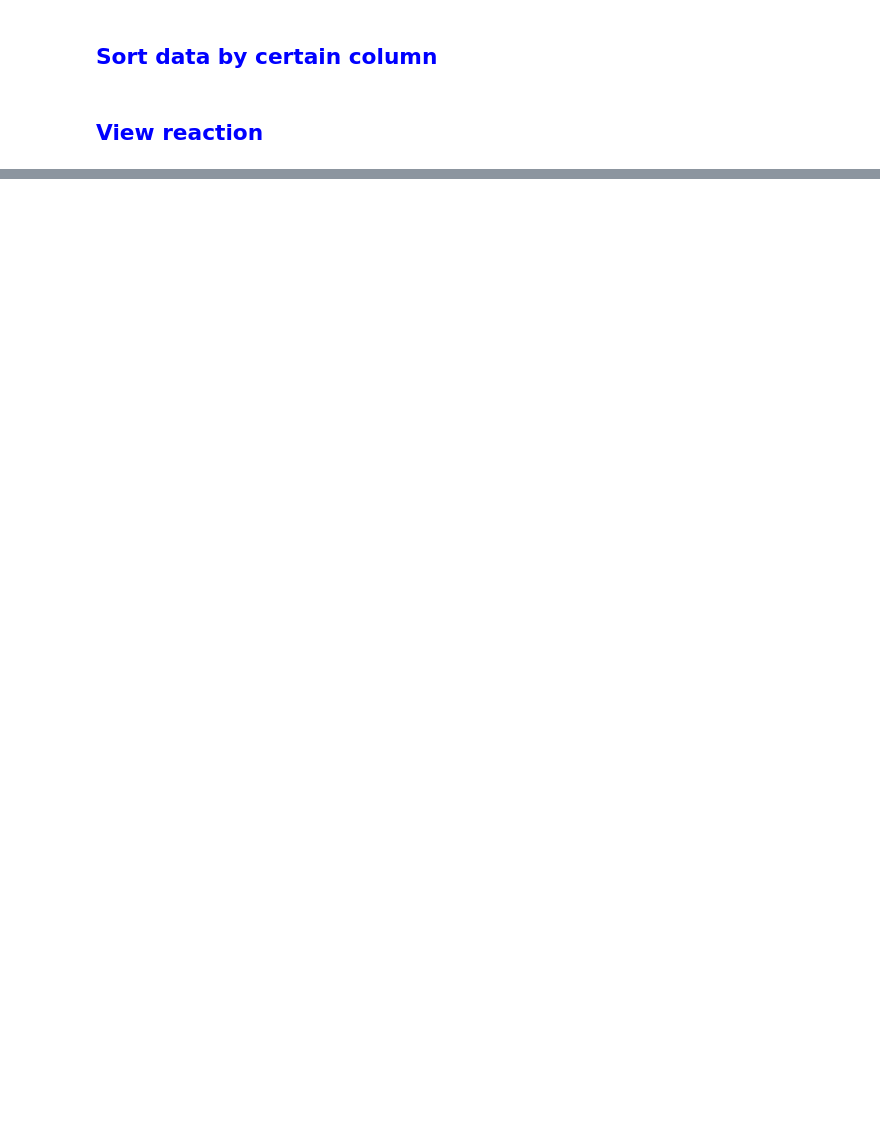
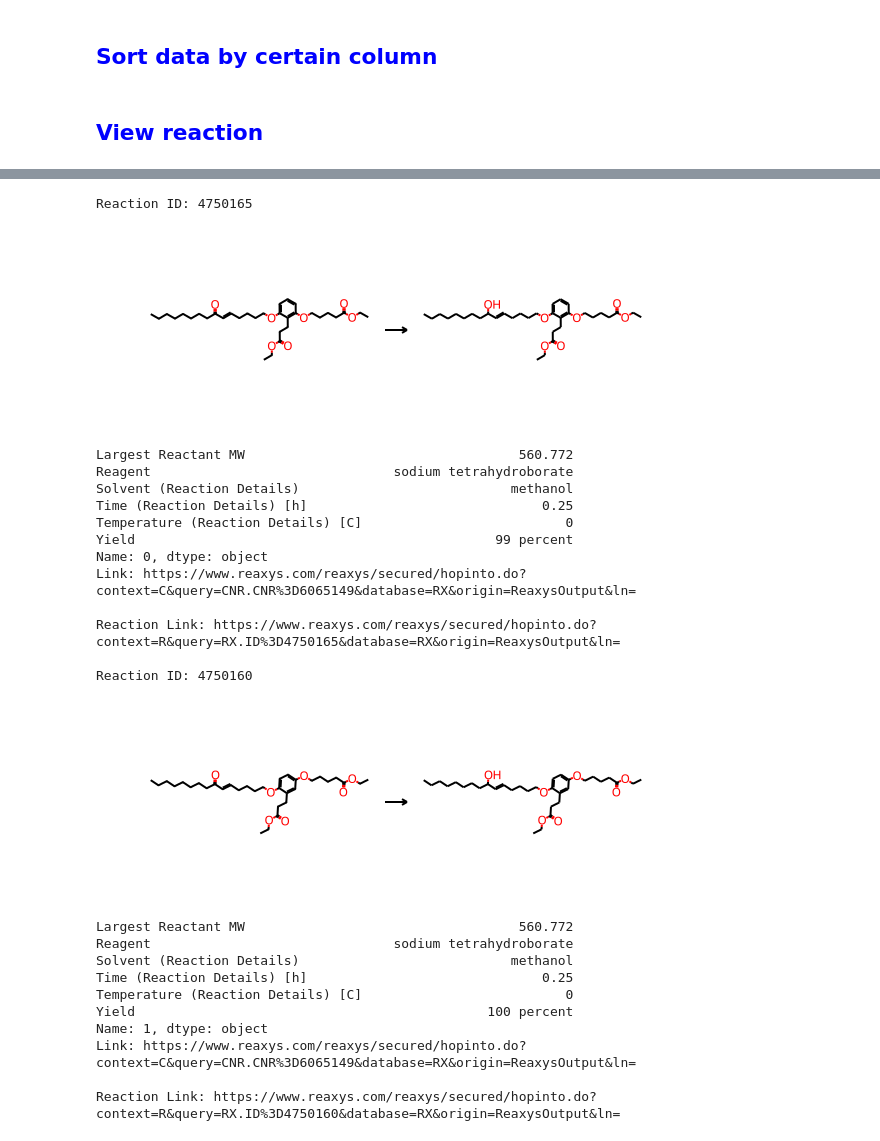
Before and after one commit to tranJen/Reactivity-based-metric-of-complexity, a Jupyter notebook: Reduction of ketone/Notebook/viewReaction.ipynb, the cells around one changed output, grey strips where cells are left out. Drawn from its saved outputs; the diff is of its cells as text; code cells hidden in the pictures; blank space fills up the shorter version.

```diff
--- a/Reduction of ketone/Notebook/viewReaction.ipynb
+++ b/Reduction of ketone/Notebook/viewReaction.ipynb
@@ -170,0 +170,29 @@ Reaction ID: 144672
+# %%
+view_reactionScheme(data[data['Reaction ID'].isin({4750165,
+4750160})], 2, duplicate)
+# %% [output]
+Reaction ID: 4750165
+[figure, added]
+Largest Reactant MW                                   560.772
+Reagent                               sodium tetrahydroborate
+Solvent (Reaction Details)                           methanol
+Time (Reaction Details) [h]                              0.25
+Temperature (Reaction Details) [C]                          0
+Yield                                              99 percent
+Name: 0, dtype: object
+Link: https://www.reaxys.com/reaxys/secured/hopinto.do?context=C&query=CNR.CNR%3D6065149&database=RX&origin=ReaxysOutput&ln=
+
+Reaction Link: https://www.reaxys.com/reaxys/secured/hopinto.do?context=R&query=RX.ID%3D4750165&database=RX&origin=ReaxysOutput&ln=
+
+Reaction ID: 4750160
+[figure, added]
+Largest Reactant MW                                   560.772
+Reagent                               sodium tetrahydroborate
+Solvent (Reaction Details)                           methanol
+Time (Reaction Details) [h]                              0.25
+Temperature (Reaction Details) [C]                          0
+Yield                                             100 percent
+Name: 1, dtype: object
+Link: https://www.reaxys.com/reaxys/secured/hopinto.do?context=C&query=CNR.CNR%3D6065149&database=RX&origin=ReaxysOutput&ln=
+
+Reaction Link: https://www.reaxys.com/reaxys/secured/hopinto.do?context=R&query=RX.ID%3D4750160&database=RX&origin=ReaxysOutput&ln=
```
Also changed, not shown: parts of 6 cells of this notebook, 52 other files.
